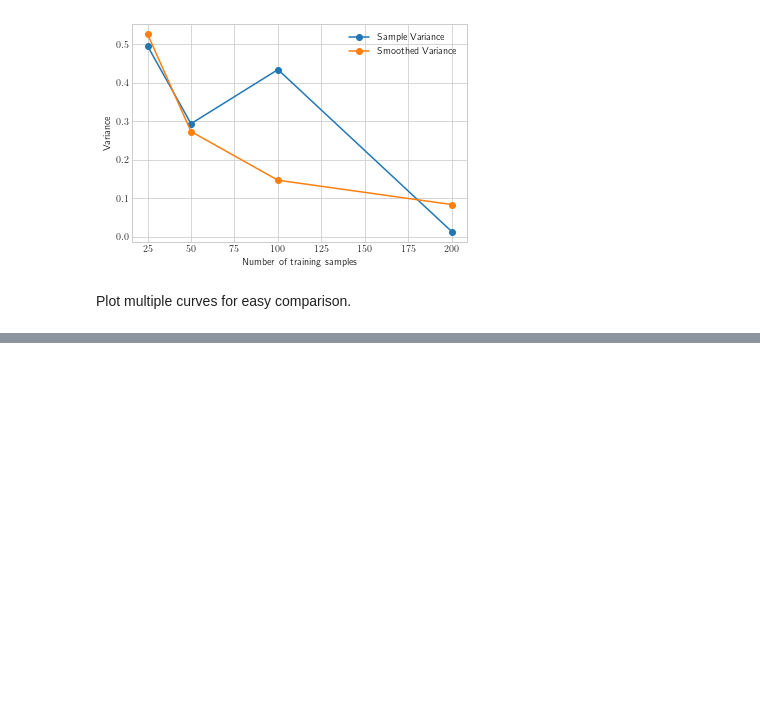
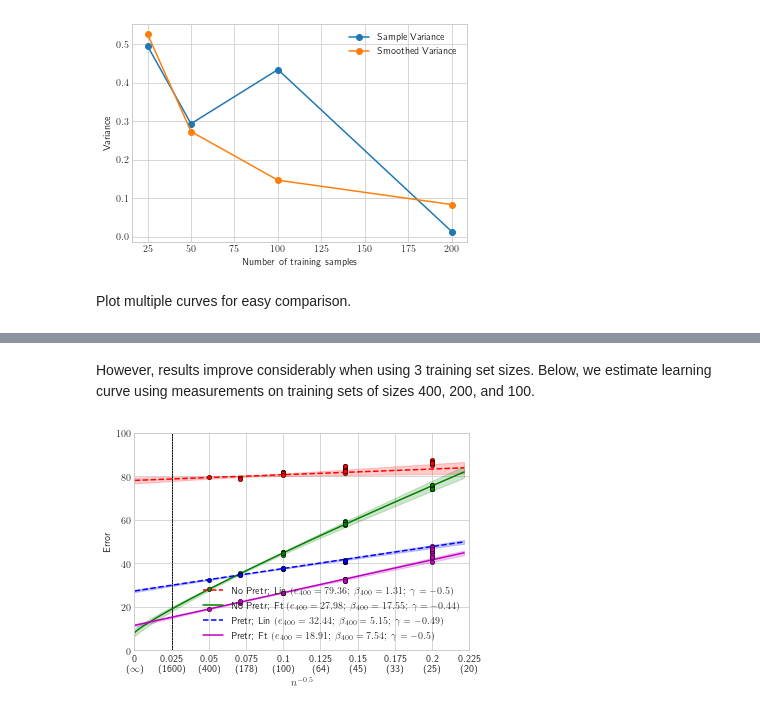
Before and after one commit to allenai/learning-curve, a Jupyter notebook: notebooks/curve.ipynb, the cells around one changed output, grey strips where cells are left out. Saved outputs shown, nothing was run; the diff lists cells and outputs as text; code cells hidden in the pictures; blank space fills up the shorter version.

```diff
--- a/notebooks/curve.ipynb
+++ b/notebooks/curve.ipynb
@@ -122,0 +135,11 @@ for (json_path,label,color,linestyle) in plot_metadata:
+# %% [markdown]
+However, results improve considerably when using 3 training set sizes. Below, we estimate learning curve using measurements on training sets of sizes 400, 200, and 100.
+# %%
+for (json_path,label,color,linestyle) in plot_metadata:
+    curvems.load_from_json(json_path)
+    curvems_filtered = copy.deepcopy(curvems)
+    curvems_filtered.curvems = [errms for errms in curvems if errms.num_train_samples in [400,200,100]]
+    curve, _ = curve_estimator.estimate(curvems_filtered)
+    curve_estimator.plot(curve,curvems,label,color,linestyle)
+# %% [output]
+[figure, added]
```
Also changed, not shown: parts of 6 cells of this notebook.
